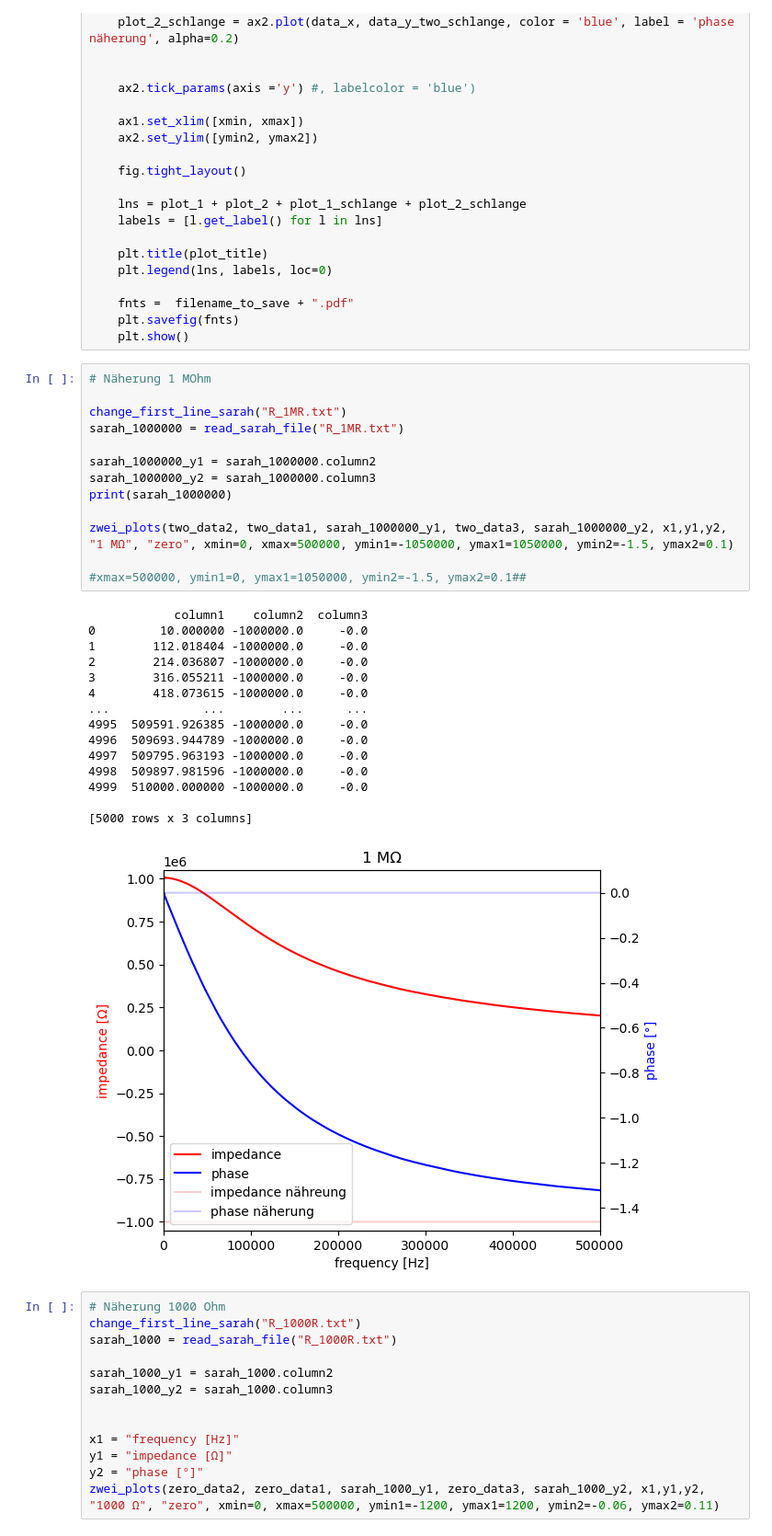
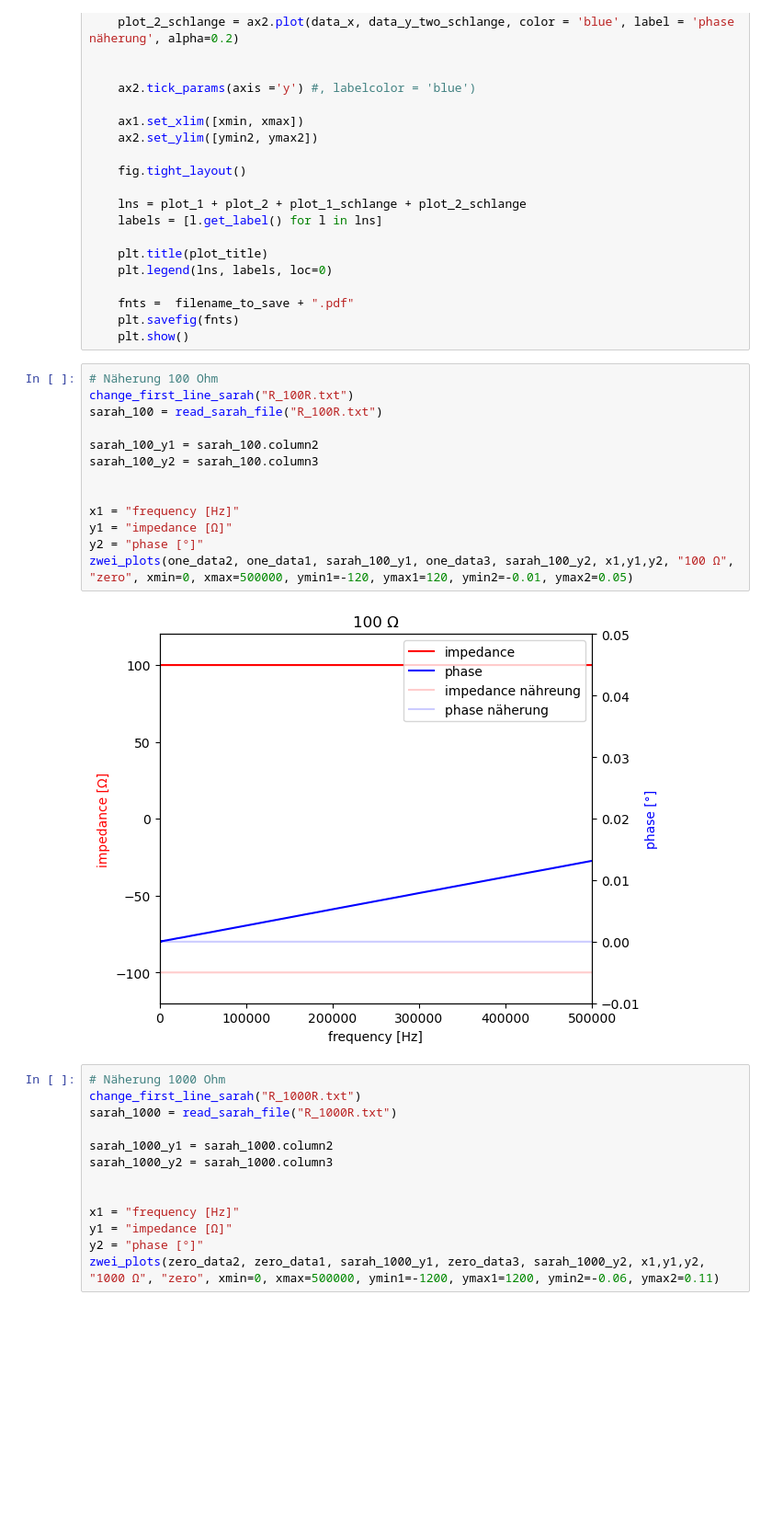
Before and after one commit to gravity225/impedanz, a Jupyter notebook: impedanz.ipynb, the cells around one changed output. Shown: that part at 92% size. Saved outputs shown, nothing was run; the diff lists cells and outputs as text; blank space fills up the shorter version.

Commit message:
plots gemacht nähreung (ohne audio)

```diff
--- a/impedanz.ipynb
+++ b/impedanz.ipynb
@@ -370,34 +370,21 @@ def zwei_plots(data_x,data_y_one, data_y_one_schlange, data_y_two, data_y_two_sc
     fnts =  filename_to_save + ".pdf"
     plt.savefig(fnts)
     plt.show()
-# %%
-# Näherung 1 MOhm
-
-change_first_line_sarah("R_1MR.txt")
-sarah_1000000 = read_sarah_file("R_1MR.txt")
-
-sarah_1000000_y1 = sarah_1000000.column2
-sarah_1000000_y2 = sarah_1000000.column3
-print(sarah_1000000)
-
-zwei_plots(two_data2, two_data1, sarah_1000000_y1, two_data3, sarah_1000000_y2, x1,y1,y2, "1 MΩ", "zero", xmin=0, xmax=500000, ymin1=-1050000, ymax1=1050000, ymin2=-1.5, ymax2=0.1)
-                                                                                                                  #xmax=500000, ymin1=0, ymax1=1050000, ymin2=-1.5, ymax2=0.1##
-# %% [output]
-            column1    column2  column3
-0         10.000000 -1000000.0     -0.0
-1        112.018404 -1000000.0     -0.0
-2        214.036807 -1000000.0     -0.0
-3        316.055211 -1000000.0     -0.0
-4        418.073615 -1000000.0     -0.0
-...             ...        ...      ...
-4995  509591.926385 -1000000.0     -0.0
-4996  509693.944789 -1000000.0     -0.0
-4997  509795.963193 -1000000.0     -0.0
-4998  509897.981596 -1000000.0     -0.0
-4999  510000.000000 -1000000.0     -0.0
-
-[5000 rows x 3 columns]
-[figure, removed]
+# %%
+# Näherung 100 Ohm
+change_first_line_sarah("R_100R.txt")
+sarah_100 = read_sarah_file("R_100R.txt")
+
+sarah_100_y1 = sarah_100.column2
+sarah_100_y2 = sarah_100.column3
+
+
+x1 = "frequency [Hz]"
+y1 = "impedance [Ω]"
+y2 = "phase [°]"
+zwei_plots(one_data2, one_data1, sarah_100_y1, one_data3, sarah_100_y2, x1,y1,y2, "100 Ω", "zero", xmin=0, xmax=500000, ymin1=-120, ymax1=120, ymin2=-0.01, ymax2=0.05)
+# %% [output]
+[figure, added]
 # %%
 # Näherung 1000 Ohm
 change_first_line_sarah("R_1000R.txt")
```
Also changed, not shown: parts of 4 cells of this notebook, 12 other files.
